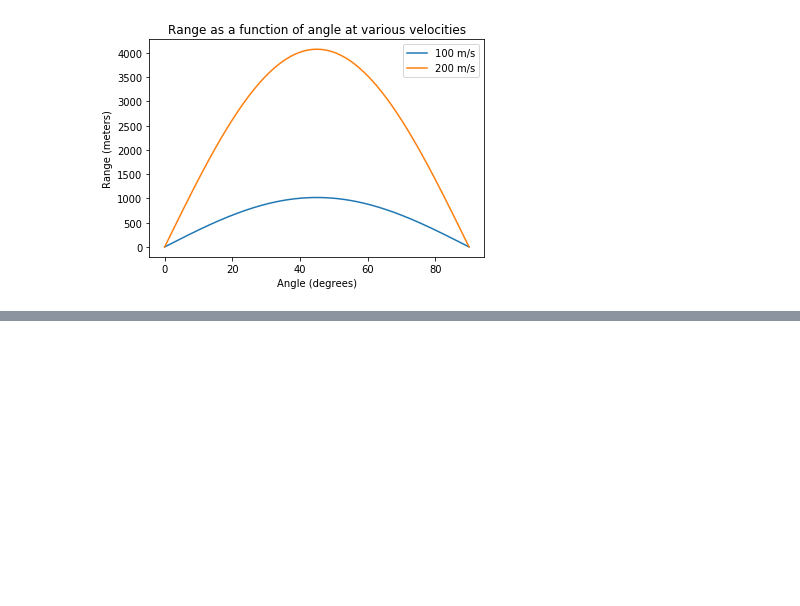
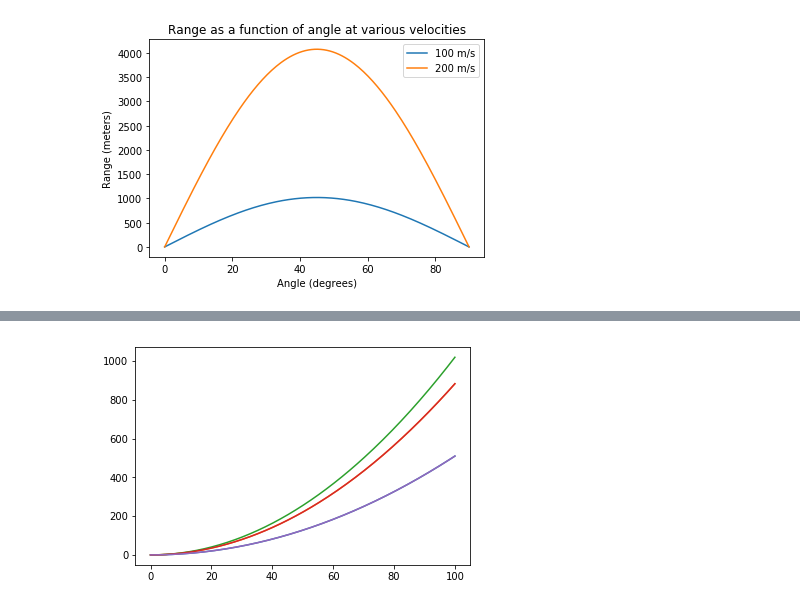
Before and after one commit to JacksonTolliday/datascience, a Jupyter notebook: ballistics.ipynb, the cells around one changed output, grey strips where cells are left out. Cells and saved outputs as stored; diff of their text form; code cells hidden in the pictures; blank space fills up the shorter version.

```diff
--- a/ballistics.ipynb
+++ b/ballistics.ipynb
@@ -46,0 +67,9 @@ plt.show
+# %%
+plt.plot(velocityrange, ([rangeformula(x, 15) for x in velocityrange]))
+plt.plot(velocityrange, ([rangeformula(x, 30) for x in velocityrange]))
+plt.plot(velocityrange, ([rangeformula(x, 45) for x in velocityrange]))
+plt.plot(velocityrange, ([rangeformula(x, 60) for x in velocityrange]))
+plt.plot(velocityrange, ([rangeformula(x, 75) for x in velocityrange]))
+plt.show()
+# %% [output]
+[figure, added]
```
Also changed, not shown: parts of 5 cells of this notebook.
